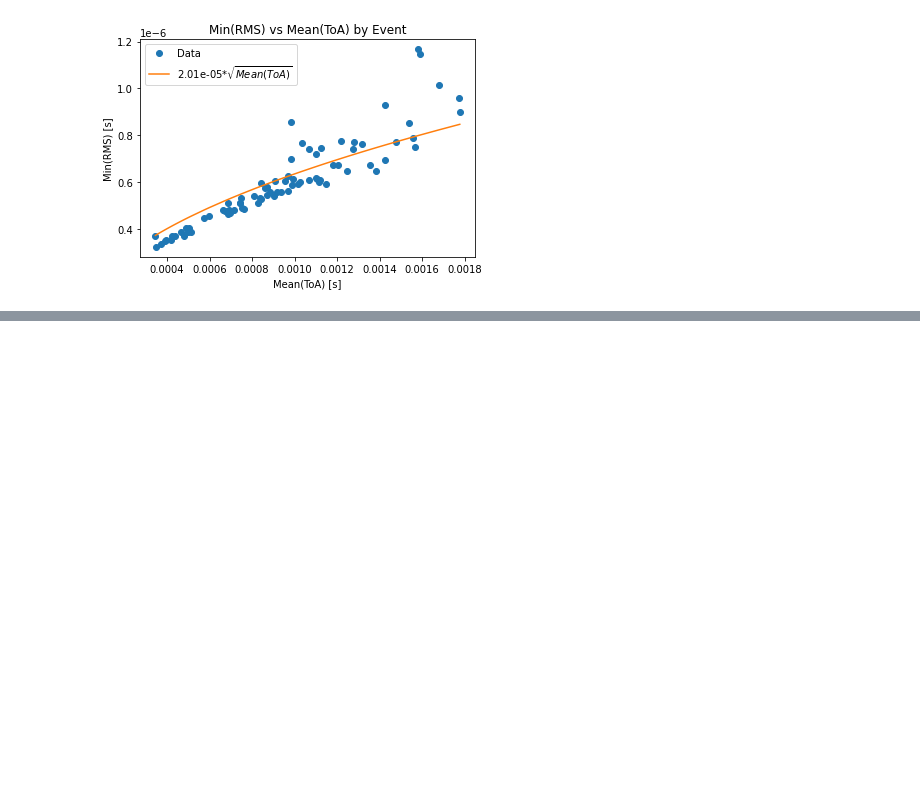
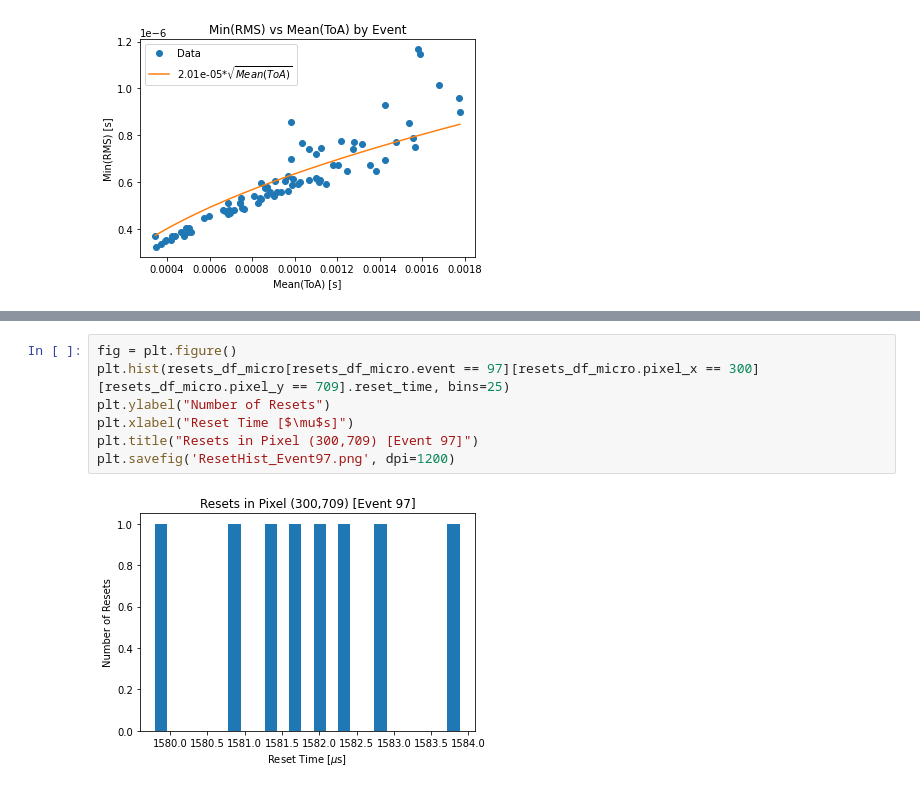
Before and after one commit to Eikenbcr/DUNE, a Jupyter notebook: Warmup/PyMacros/Warmup_Pandas.ipynb, the cells around one changed output, grey strips where cells are left out. Drawn from its saved outputs; the diff is of its cells as text; blank space fills up the shorter version.

```diff
--- a/Warmup/PyMacros/Warmup_Pandas.ipynb
+++ b/Warmup/PyMacros/Warmup_Pandas.ipynb
@@ -319,0 +381,9 @@ plt.savefig('Mean_ToA_vs_Min_RMS_perEvent.png', dpi=1200)
+# %%
+fig = plt.figure()
+plt.hist(resets_df_micro[resets_df_micro.event == 97][resets_df_micro.pixel_x == 300][resets_df_micro.pixel_y == 709].reset_time, bins=25)
+plt.ylabel("Number of Resets")
+plt.xlabel("Reset Time [$\mu$s]")
+plt.title("Resets in Pixel (300,709) [Event 97]")
+plt.savefig('ResetHist_Event97.png', dpi=1200)
+# %% [output]
+[figure, added]
```
Also changed, not shown: parts of 13 cells of this notebook, 8 other files.
